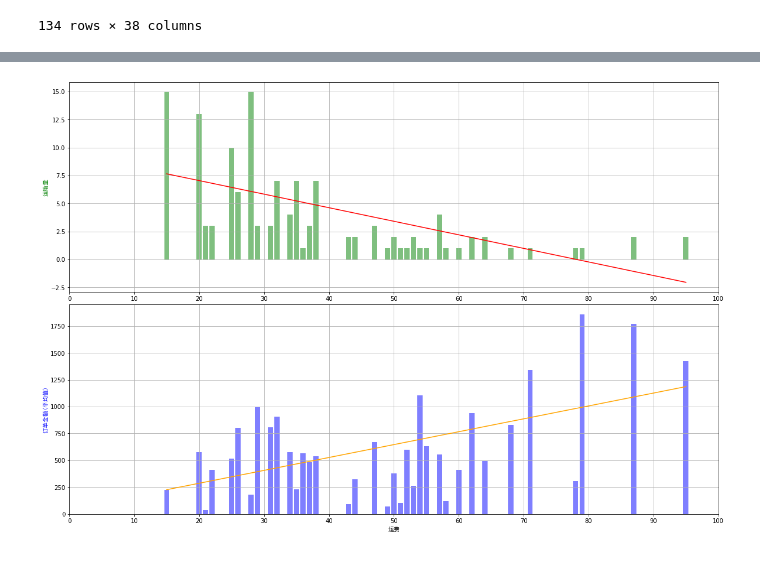
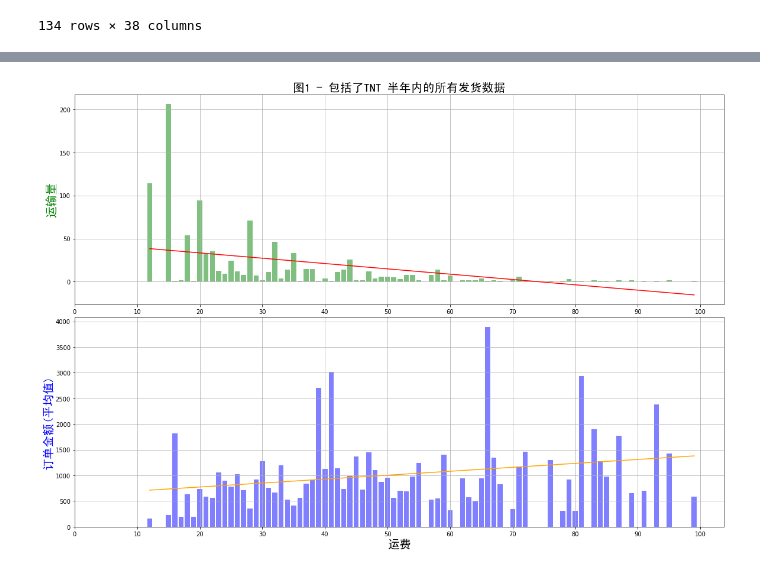
Before and after one commit to viffsi/Office_supply, a Jupyter notebook: delivery_fees.ipynb, the cells around one changed output, grey strips where cells are left out. Saved outputs shown, nothing was run; the diff lists cells and outputs as text; code cells hidden in the pictures.

```diff
--- a/delivery_fees.ipynb
+++ b/delivery_fees.ipynb
@@ -477,4 +442,4 @@ def printgraph(TotalAmount,PriceWithoutGST_AUD_mean,total_Amount_counts):
-# %%
-printgraph(TotalAmount,PriceWithoutGST_AUD_mean,total_Amount_counts)
-# %% [output]
-[figure, removed]
+# %%
+printgraph(TotalAmount_TNT_normal,PriceWithoutGST_AUD_mean_TNT_normal,total_Amount_counts_TNT_normal,"图1 - 包括了TNT 半年内的所有发货数据")
+# %% [output]
+[figure, added]
```
Also changed, not shown: parts of 29 cells of this notebook.
